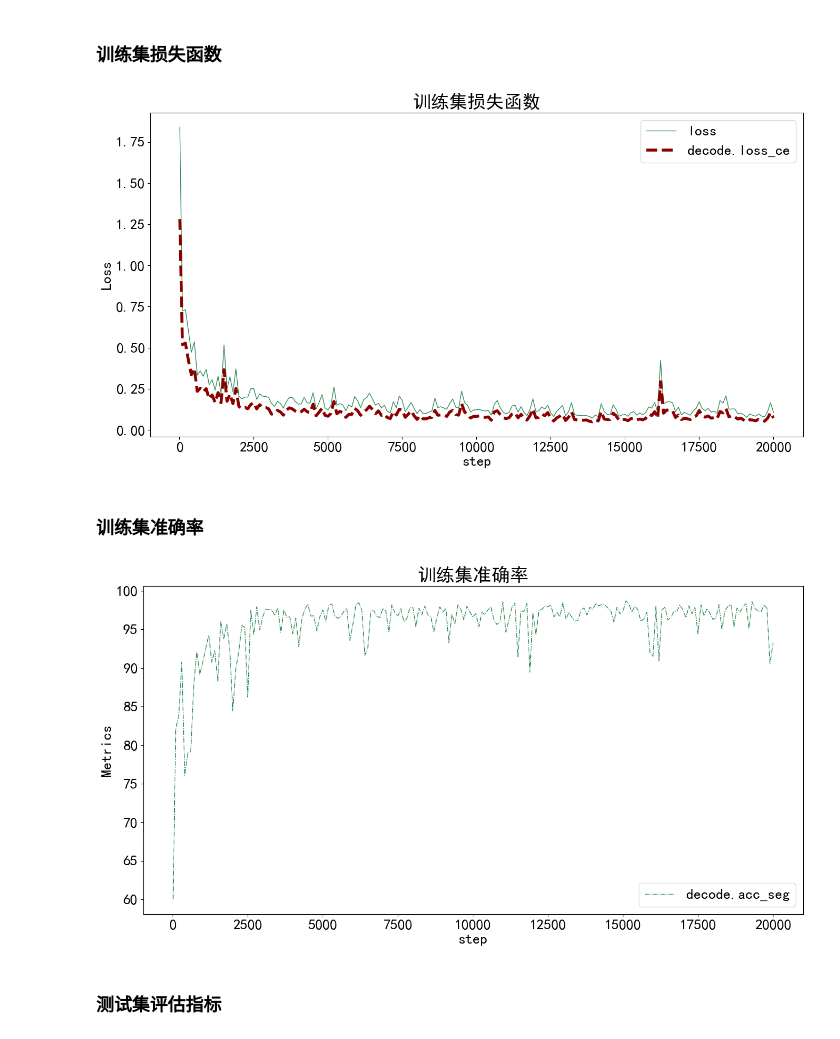
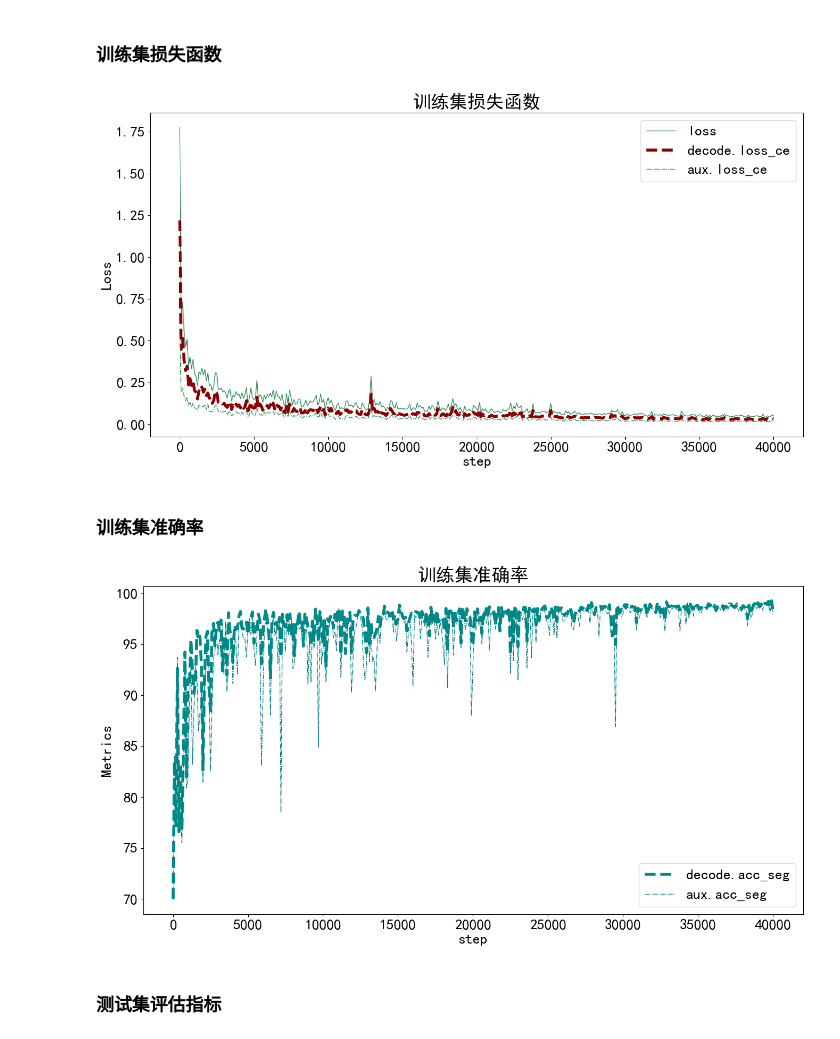
Before and after one commit to Speike-SHL/mmSegmentation_tutorial, a Jupyter notebook: myFolder/H-可视化训练日志.ipynb, the cells around one changed output. Drawn from its saved outputs; the diff is of its cells as text; code cells hidden in the pictures.

```diff
--- a/myFolder/H-可视化训练日志.ipynb
+++ b/myFolder/H-可视化训练日志.ipynb
@@ -16,8 +16,11 @@ plt.rcParams['axes.unicode_minus']=False  # windows中用来正常显示负号
 # full_log_path = 'myFolder/work_dirs/ZihaoDataset-FastSCNN/20230808_033757/vis_data/scalars.json'
 # single_log_path = 'myFolder/work_dirs/ZihaoDataset-FastSCNN/20230808_033757/20230808_033757.log'
 
-full_log_path = 'myFolder/work_dirs/ZihaoDataset-DeepLabV3plus/20230808_135009/vis_data/scalars.json'
-single_log_path = 'myFolder/work_dirs/ZihaoDataset-DeepLabV3plus/20230808_135009/20230808_135009.log'
+# full_log_path = 'myFolder/work_dirs/ZihaoDataset-DeepLabV3plus/20230808_135009/vis_data/scalars.json'
+# single_log_path = 'myFolder/work_dirs/ZihaoDataset-DeepLabV3plus/20230808_135009/20230808_135009.log'
+
+full_log_path = 'myFolder/work_dirs/ZihaoDataset-PSPNet/20230808_233750/vis_data/scalars.json'
+single_log_path = 'myFolder/work_dirs/ZihaoDataset-PSPNet/20230808_233750/20230808_233750.log'
 # %%
 with open(full_log_path, "r") as f:
     json_list = f.readlines()
@@ -116,7 +115,7 @@ def get_line_arg():
 # %% [markdown]
 ### 训练集损失函数
 # %%
-metrics = ['loss', 'decode.loss_ce', 'aux_0.loss_ce' ,'aux_1.loss_ce']
+metrics = ['loss', 'decode.loss_ce', 'aux.loss_ce' , 'aux_0.loss_ce' ,'aux_1.loss_ce']
 
 plt.figure(figsize=(16, 8))
 x = df_train['step']
@@ -134,29 +133,29 @@ plt.legend(fontsize=20)
 plt.savefig('myFolder/chart/FastSCNN-训练集损失函数.pdf', dpi=120, bbox_inches='tight')
 plt.show()
 # %% [output]
-[figure, old version]
+[figure, new version]
 # %% [markdown]
 ### 训练集准确率
 # %%
-metrics = ['decode.acc_seg', 'aux_0.acc_seg', 'aux_1.acc_seg']
+metrics = ['decode.acc_seg', 'aux.acc_seg' , 'aux_0.acc_seg', 'aux_1.acc_seg']
 plt.figure(figsize=(16, 8))
 x = df_train['step']
 for y in metrics:
     try:
         plt.plot(x, df_train[y], label=y, **get_line_arg())
     except:
         pass
 plt.tick_params(labelsize=20)
 plt.xlabel('step', fontsize=20)
 plt.ylabel('Metrics', fontsize=20)
 plt.title('训练集准确率', fontsize=25)
 plt.legend(fontsize=20)
 
 plt.savefig('myFolder/chart/FastSCNN-训练集准确率.pdf', dpi=120, bbox_inches='tight')
 
 plt.show()
 # %% [output]
-[figure, old version]
+[figure, new version]
 # %% [markdown]
 ### 测试集评估指标
 # %%
```
Also changed, not shown: parts of 5 cells of this notebook, 9 other files.
